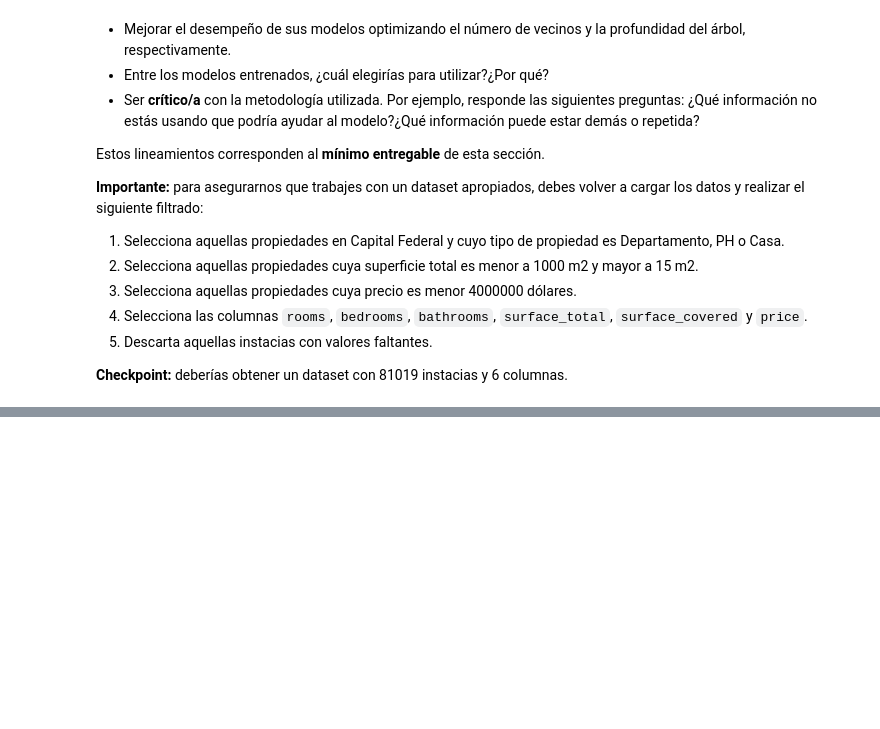
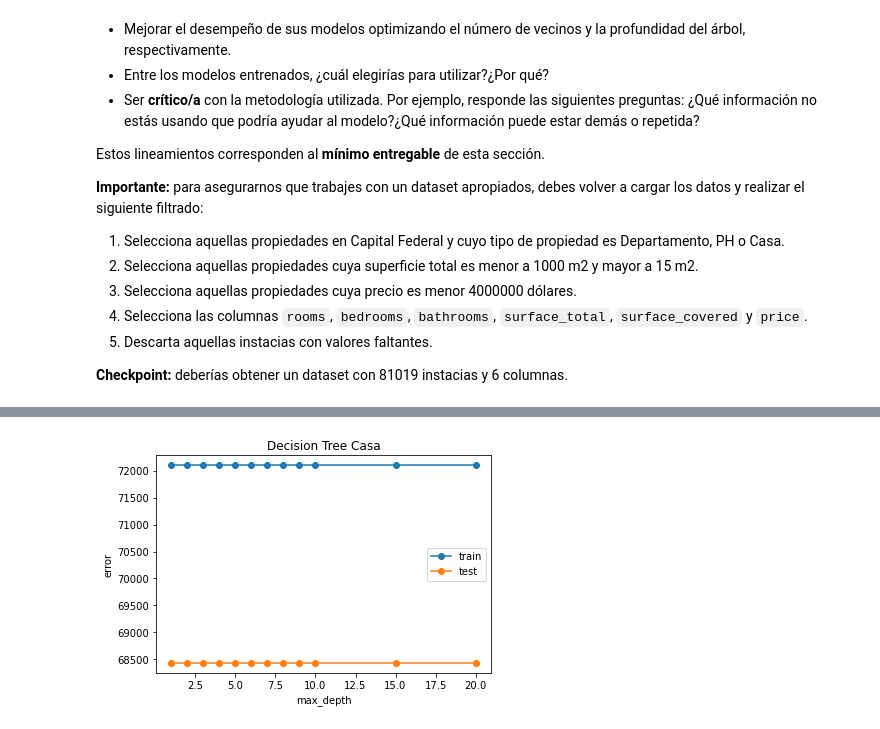
Before and after one commit to franpossetto/Acamica-DataScience-Sprint01, a Jupyter notebook: DS_Proyecto_01.ipynb, the cells around one changed output, grey strips where cells are left out. Saved outputs shown, nothing was run; the diff lists cells and outputs as text; code cells hidden in the pictures; blank space fills up the shorter version.

```diff
--- a/DS_Proyecto_01.ipynb
+++ b/DS_Proyecto_01.ipynb
@@ -369,0 +504,8 @@ ds = ds[ds["price"]<400000]
+# %%
+
+depth = [1, 2, 3, 4, 5, 6, 7, 8, 9, 10, 15, 20]
+
+# Casa
+machine_learning_utils.decision_tree('Decision Tree Casa', depth, X_train_casa, X_test_casa, Y_train_casa, Y_test_casa)
+# %% [output]
+[figure, added]
```
Also changed, not shown: parts of 10 cells of this notebook.
